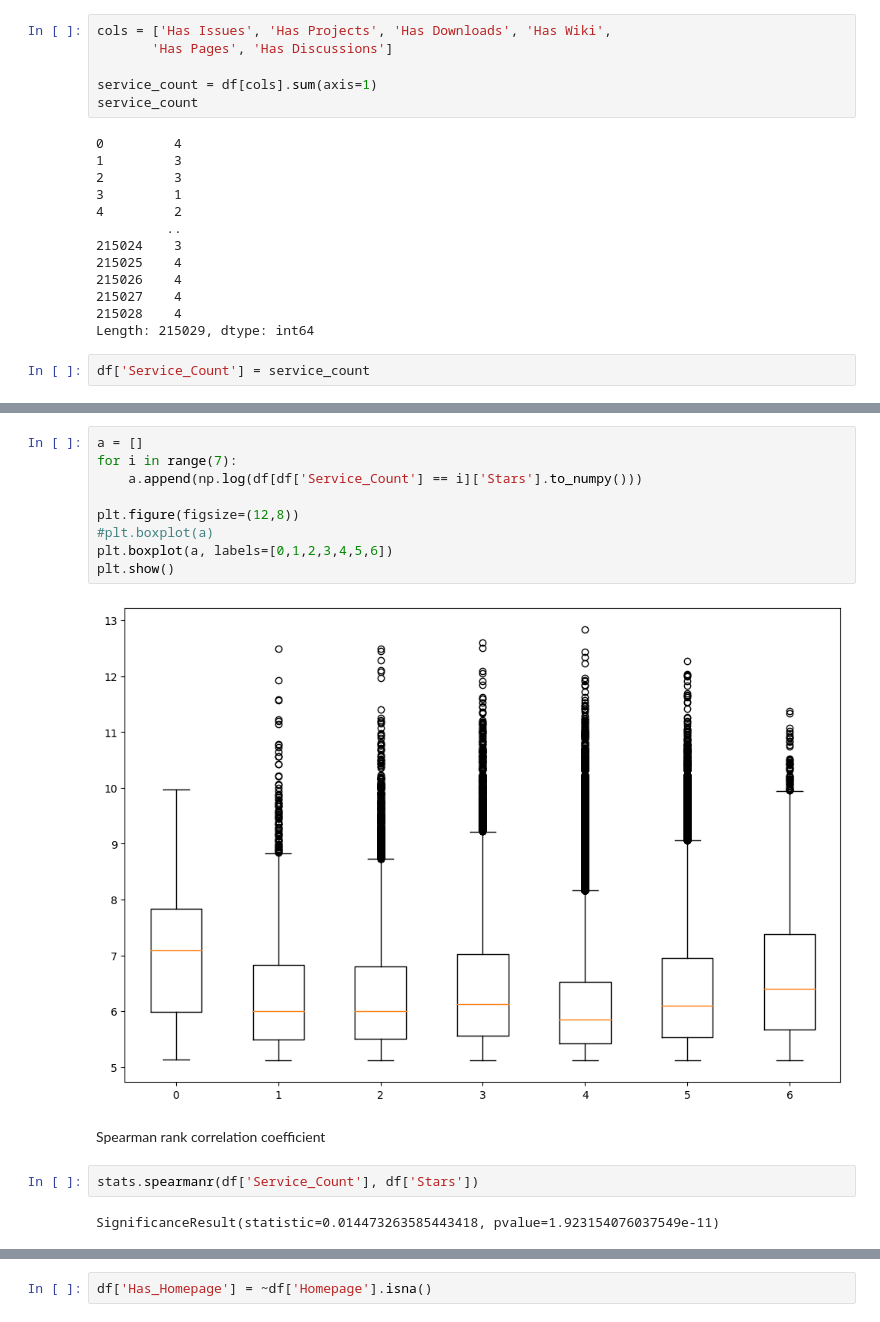
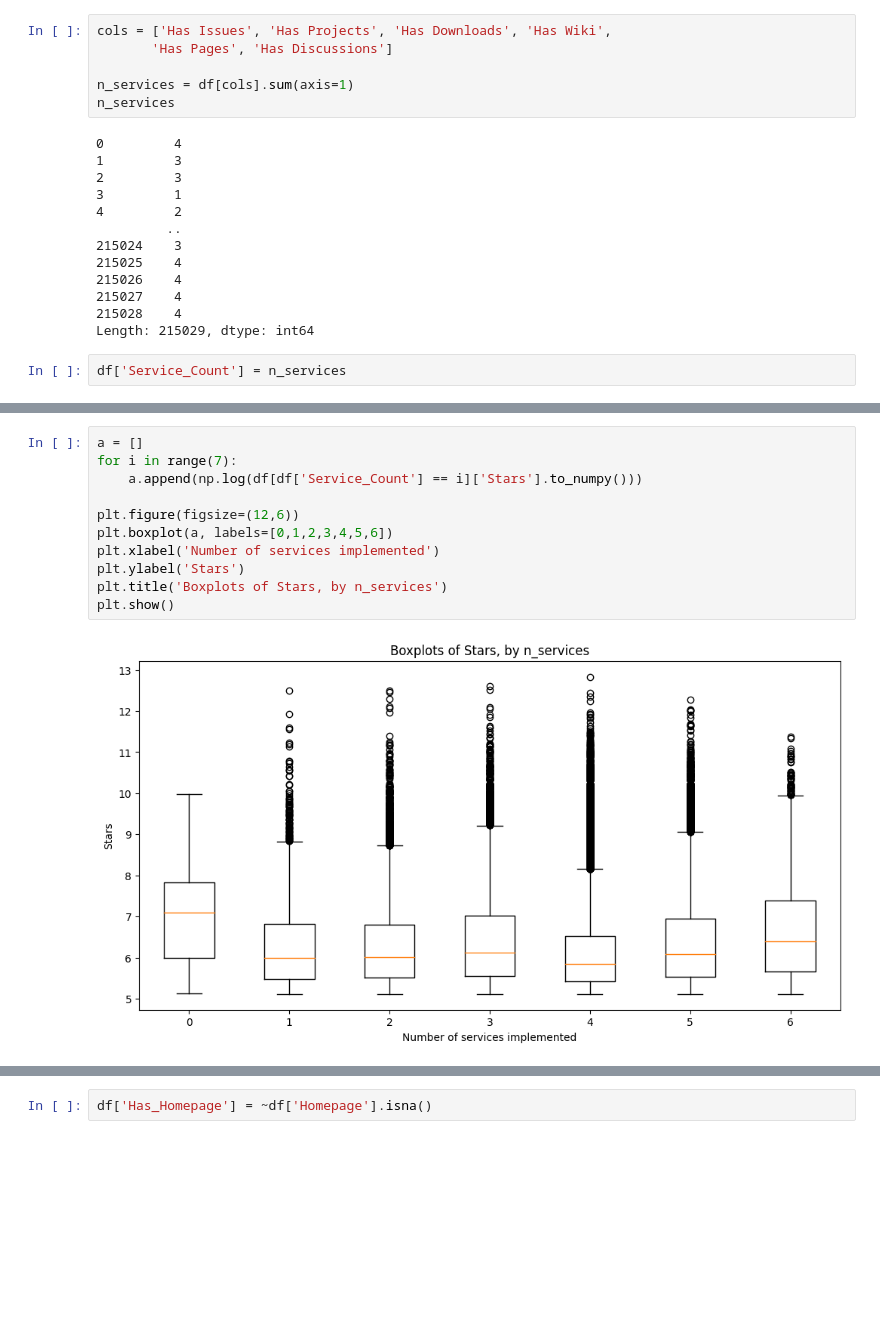
Before and after one commit to lmkq/P4DS, a Jupyter notebook: notebooks/3.0-Answering-Questions.ipynb, the cells around one changed output, grey strips where cells are left out. Saved outputs shown, nothing was run; the diff lists cells and outputs as text; blank space fills up the shorter version.

```diff
--- a/notebooks/3.0-Answering-Questions.ipynb
+++ b/notebooks/3.0-Answering-Questions.ipynb
@@ -83,8 +98,8 @@ sns.heatmap(corr_matrix, xticklabels=cols, yticklabels=cols)
 cols = ['Has Issues', 'Has Projects', 'Has Downloads', 'Has Wiki',
        'Has Pages', 'Has Discussions']
 
-service_count = df[cols].sum(axis=1)
-service_count
+n_services = df[cols].sum(axis=1)
+n_services
 # %% [output]
 0         4
 1         3
@@ -99,4 +114,4 @@ service_count
 215028    4
 Length: 215029, dtype: int64
 # %%
-df['Service_Count'] = service_count
+df['Service_Count'] = n_services
@@ -103,17 +133,13 @@ df['Service_Count'] = service_count
 # %%
 a = []
 for i in range(7):
     a.append(np.log(df[df['Service_Count'] == i]['Stars'].to_numpy()))
 
-plt.figure(figsize=(12,8))
-#plt.boxplot(a)
+plt.figure(figsize=(12,6))
 plt.boxplot(a, labels=[0,1,2,3,4,5,6])
+plt.xlabel('Number of services implemented')
+plt.ylabel('Stars')
+plt.title('Boxplots of Stars, by n_services')
 plt.show()
 # %% [output]
-[figure, old version]
+[figure, new version]
-# %% [markdown]
-Spearman rank correlation coefficient
-# %%
-stats.spearmanr(df['Service_Count'], df['Stars'])
-# %% [output]
-SignificanceResult(statistic=0.014473263585443418, pvalue=1.923154076037549e-11)
```
Also changed, not shown: parts of 33 cells of this notebook.
